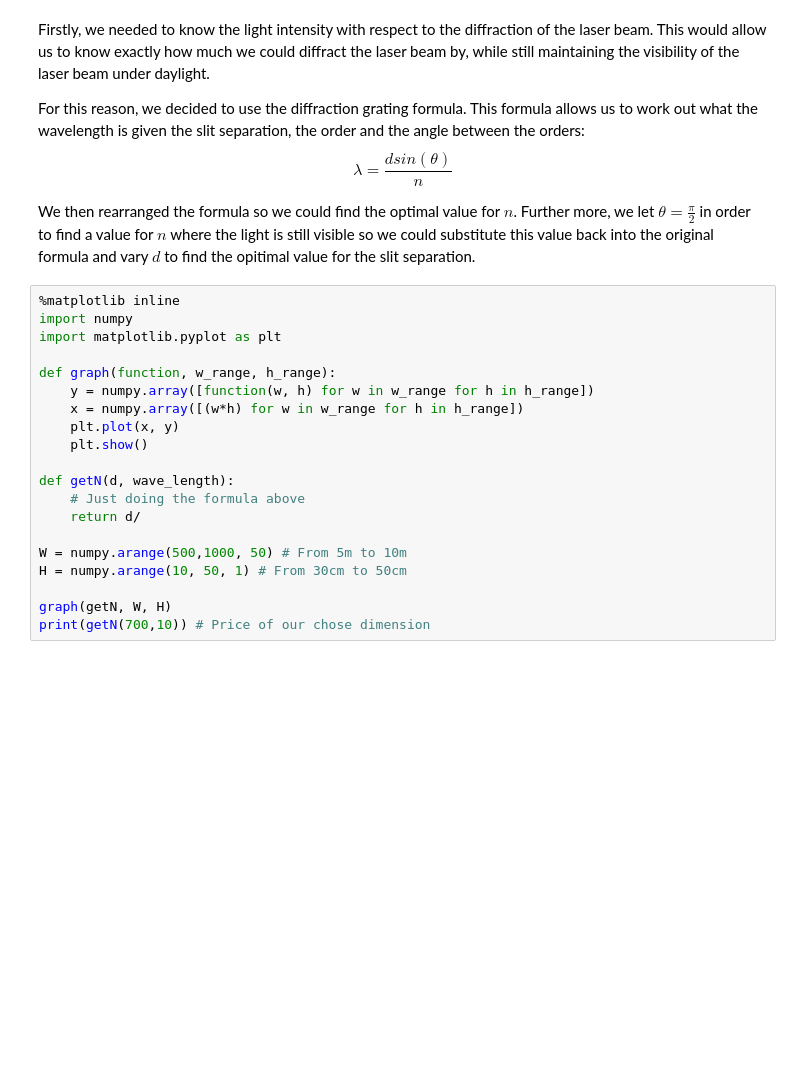
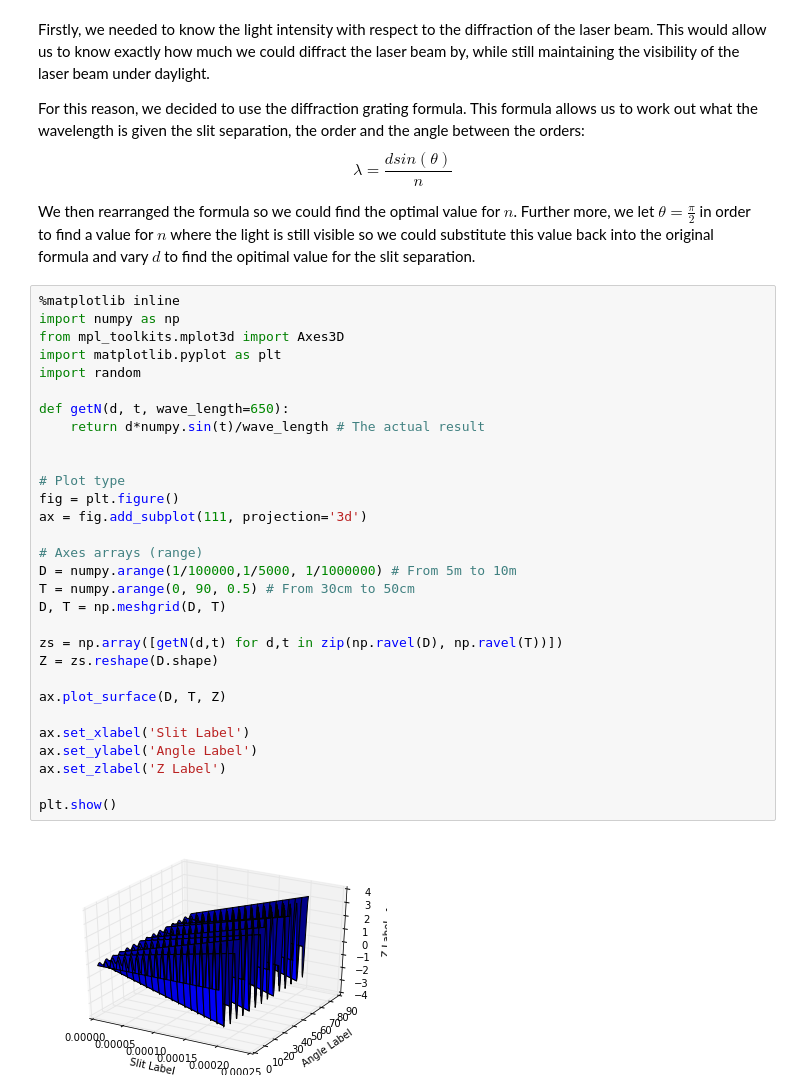
Before and after one commit to mattgomes28/EYH, a Jupyter notebook: Laser Research.ipynb, the cells around one changed output. Drawn from its saved outputs; the diff is of its cells as text; blank space fills up the shorter version.

```diff
--- a/Laser Research.ipynb
+++ b/Laser Research.ipynb
@@ -4,23 +4,35 @@ Firstly, we needed to know the light intensity with respect to the diffraction o
 For this reason, we decided to use the diffraction grating formula. This formula allows us to work out what the wavelength is given the slit separation, the order and the angle between the orders: $$\lambda=\frac{dsin(\theta)}{n}$$
 
 We then rearranged the formula so we could find the optimal value for $n$. Further more, we let $\theta=\frac{\pi}{2}$ in order to find a value for $n$ where the light is still visible so we could substitute this value back into the original formula and vary $d$ to find the opitimal value for the slit separation.
-# %%
-%matplotlib inline
-import numpy
-import matplotlib.pyplot as plt
-
-def graph(function, w_range, h_range):
-    y = numpy.array([function(w, h) for w in w_range for h in h_range])
-    x = numpy.array([(w*h) for w in w_range for h in h_range])
-    plt.plot(x, y)
-    plt.show()
-
-def getN(d, wave_length):
-    # Just doing the formula above
-    return d/
-
-W = numpy.arange(500,1000, 50) # From 5m to 10m
-H = numpy.arange(10, 50, 1) # From 30cm to 50cm
-
-graph(getN, W, H)
-print(getN(700,10)) # Price of our chose dimension
+# %%
+%matplotlib inline
+import numpy as np
+from mpl_toolkits.mplot3d import Axes3D
+import matplotlib.pyplot as plt
+import random
+
+def getN(d, t, wave_length=650):
+    return d*numpy.sin(t)/wave_length # The actual result
+
+
+# Plot type
+fig = plt.figure()
+ax = fig.add_subplot(111, projection='3d')
+
+# Axes arrays (range)
+D = numpy.arange(1/100000,1/5000, 1/1000000) # From 5m to 10m
+T = numpy.arange(0, 90, 0.5) # From 30cm to 50cm
+D, T = np.meshgrid(D, T)
+
+zs = np.array([getN(d,t) for d,t in zip(np.ravel(D), np.ravel(T))])
+Z = zs.reshape(D.shape)
+
+ax.plot_surface(D, T, Z)
+
+ax.set_xlabel('Slit Label')
+ax.set_ylabel('Angle Label')
+ax.set_zlabel('Z Label')
+
+plt.show()
+# %% [output]
+[figure, added]
```
